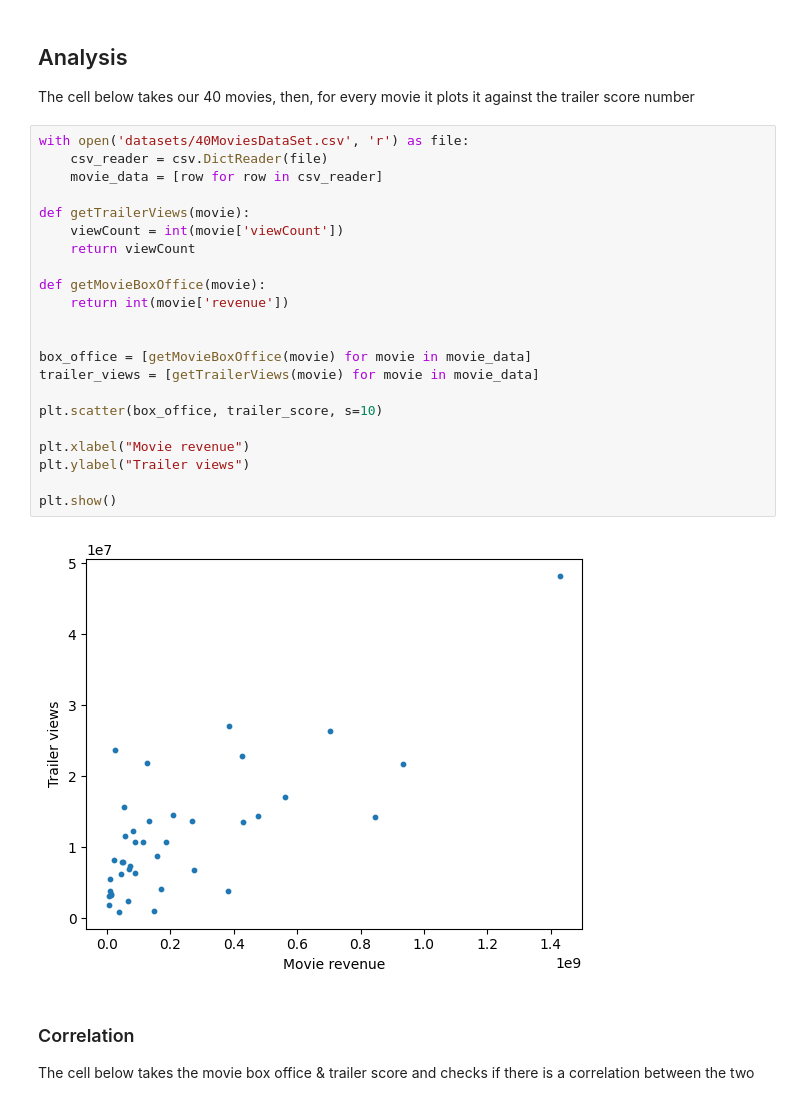
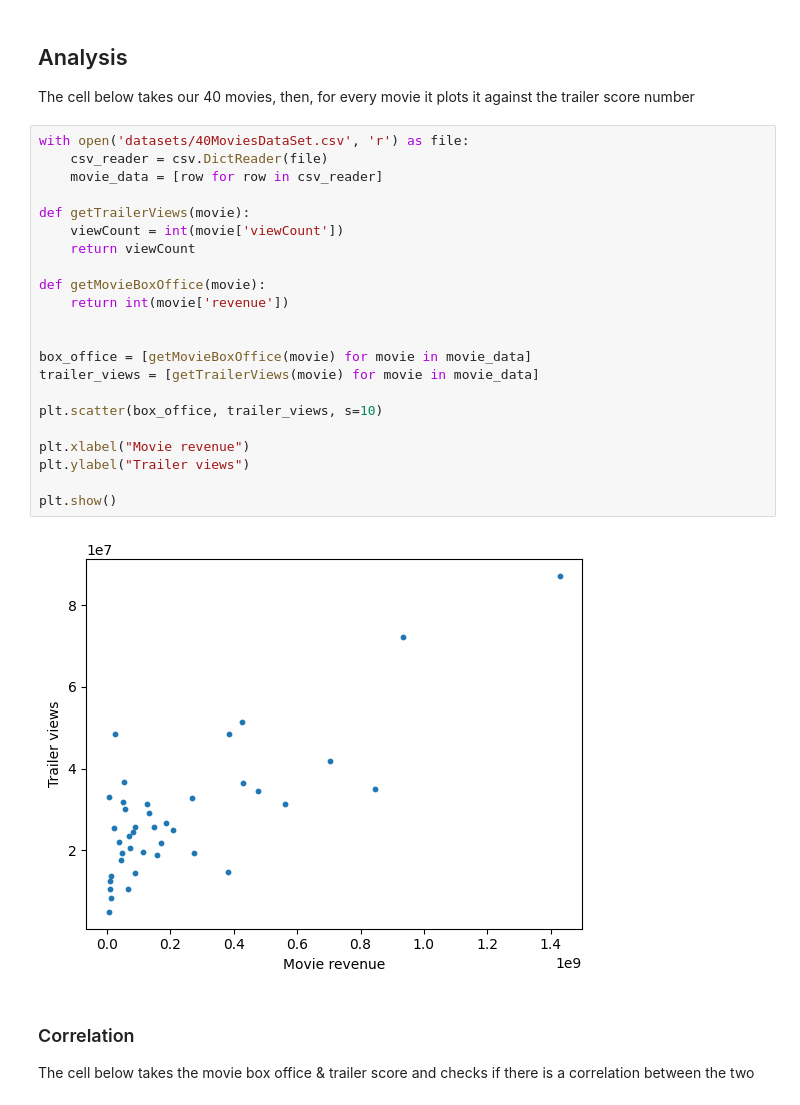
Before and after one commit to SamSlotemaker/social-web-analysis, a Jupyter notebook: research_paper_notebook.ipynb, the cells around one changed output. Saved outputs shown, nothing was run; the diff lists cells and outputs as text.

```diff
--- a/research_paper_notebook.ipynb
+++ b/research_paper_notebook.ipynb
@@ -95,27 +83,27 @@ The cell below takes our 40 movies, then, for every movie it plots it against th
 # %%
 with open('datasets/40MoviesDataSet.csv', 'r') as file:
     csv_reader = csv.DictReader(file)
     movie_data = [row for row in csv_reader]
 
 def getTrailerViews(movie):
     viewCount = int(movie['viewCount'])
     return viewCount
 
 def getMovieBoxOffice(movie):
     return int(movie['revenue'])
 
 
 box_office = [getMovieBoxOffice(movie) for movie in movie_data]
 trailer_views = [getTrailerViews(movie) for movie in movie_data]
 
-plt.scatter(box_office, trailer_score, s=10)
+plt.scatter(box_office, trailer_views, s=10)
 
 plt.xlabel("Movie revenue")
 plt.ylabel("Trailer views")
 
 plt.show()
 # %% [output]
-[figure, old version]
+[figure, new version]
 # %% [markdown]
 ### Correlation
 The cell below takes the movie box office & trailer score and checks if there is a correlation between the two
```
Also changed, not shown: parts of 5 cells of this notebook.
